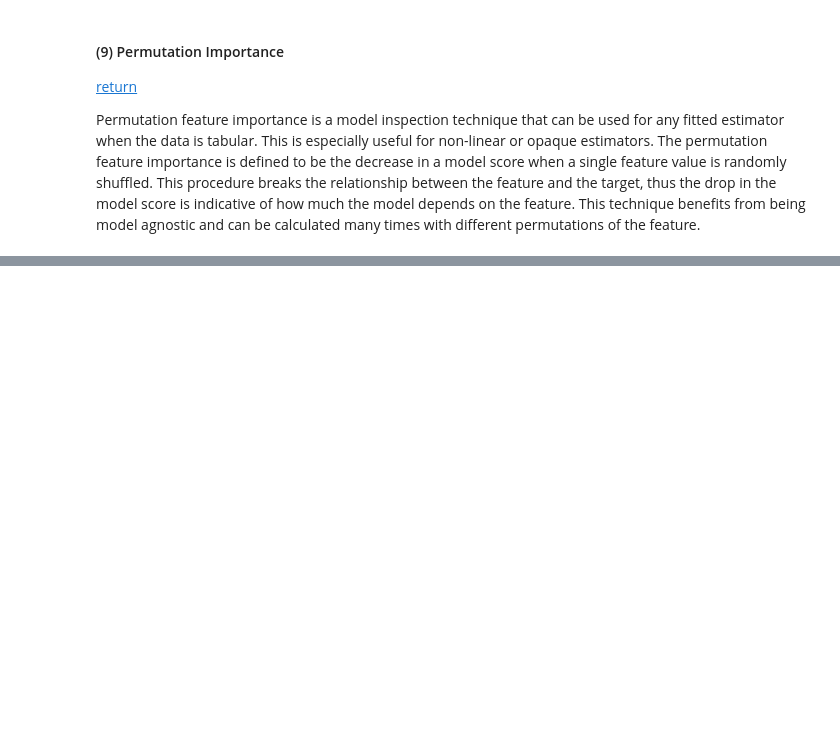
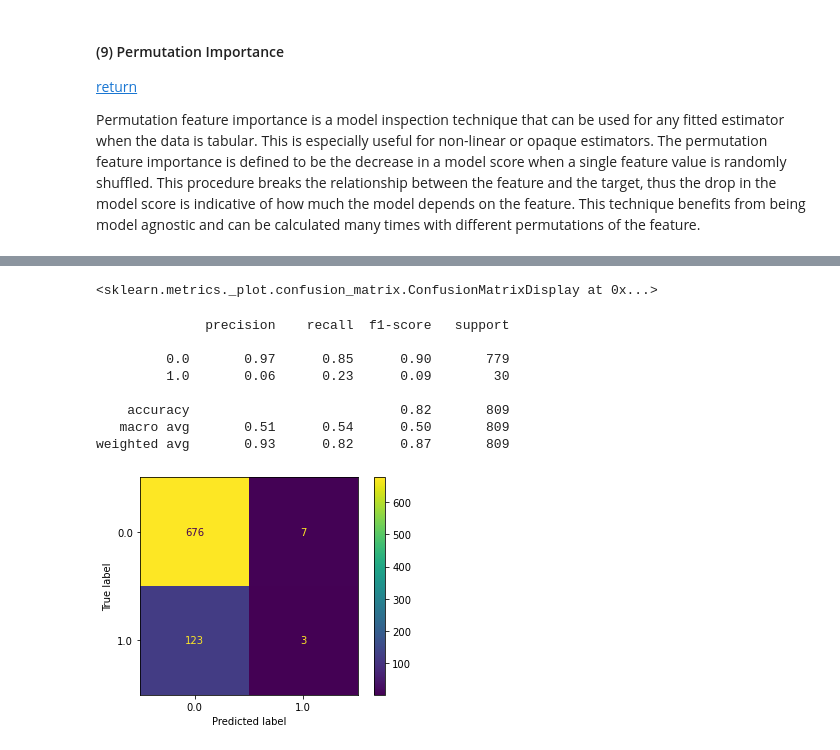
Before and after one commit to PingHe-Stan/Sickkids_ML, a Jupyter notebook: notebooks/CHILD_ml_pipeline.ipynb, the cells around one changed output, grey strips where cells are left out. Drawn from its saved outputs; the diff is of its cells as text; code cells hidden in the pictures; blank space fills up the shorter version.

```diff
--- a/notebooks/CHILD_ml_pipeline.ipynb
+++ b/notebooks/CHILD_ml_pipeline.ipynb
@@ -746,0 +1056,8 @@ df_shrunk[df_shrunk.Home_Furry_Pets_6m.isna()][
+# %%
+ml_pipeline = Pipeline(
+    steps=[
+        ("scaling", MinMaxScaler()),
+        ("chi2select", SelectPercentile(score_func=chi2, percentile=30)),
+        ("rfc", RandomForestClassifier(n_estimators=300, min_samples_split=5),),
+    ]
+)
@@ -746,0 +1066,3 @@ df_shrunk[df_shrunk.Home_Furry_Pets_6m.isna()][
+# %%
+# ml_pipeline.fit(X_over, y_over)
+ml_pipeline.fit(X_train, y_train)
@@ -746,0 +1078,14 @@ df_shrunk[df_shrunk.Home_Furry_Pets_6m.isna()][
+# %%
+plot_confusion_matrix(ml_pipeline, X_test, y_test)
+print(classification_report(y_pred_grid, y_test))
+# %% [output]
+<sklearn.metrics._plot.confusion_matrix.ConfusionMatrixDisplay at 0x...>
+              precision    recall  f1-score   support
+
+         0.0       0.97      0.85      0.90       779
+         1.0       0.06      0.23      0.09        30
+
+    accuracy                           0.82       809
+   macro avg       0.51      0.54      0.50       809
+weighted avg       0.93      0.82      0.87       809
+[figure, added]
```
Also changed, not shown: parts of 70 cells of this notebook.
